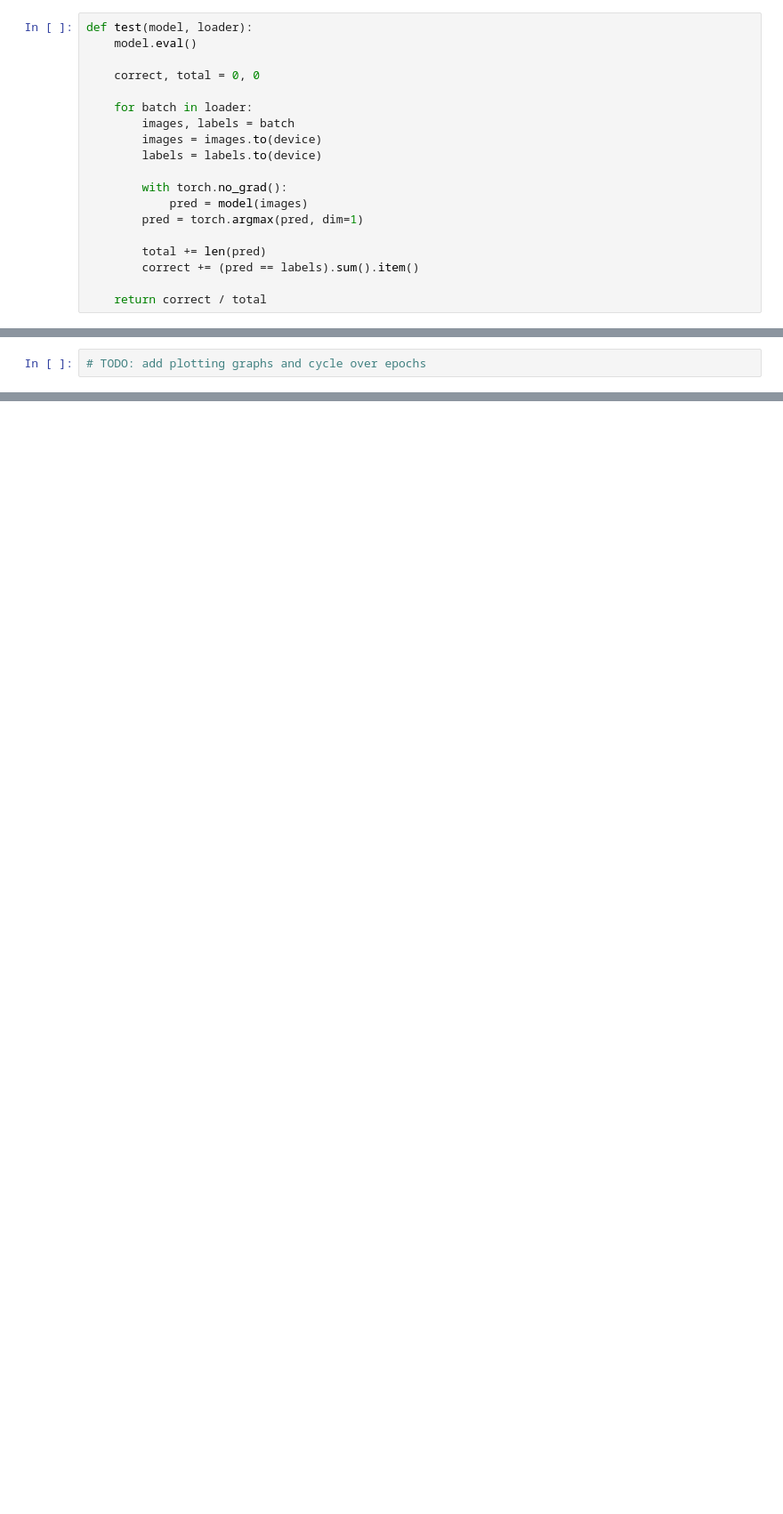
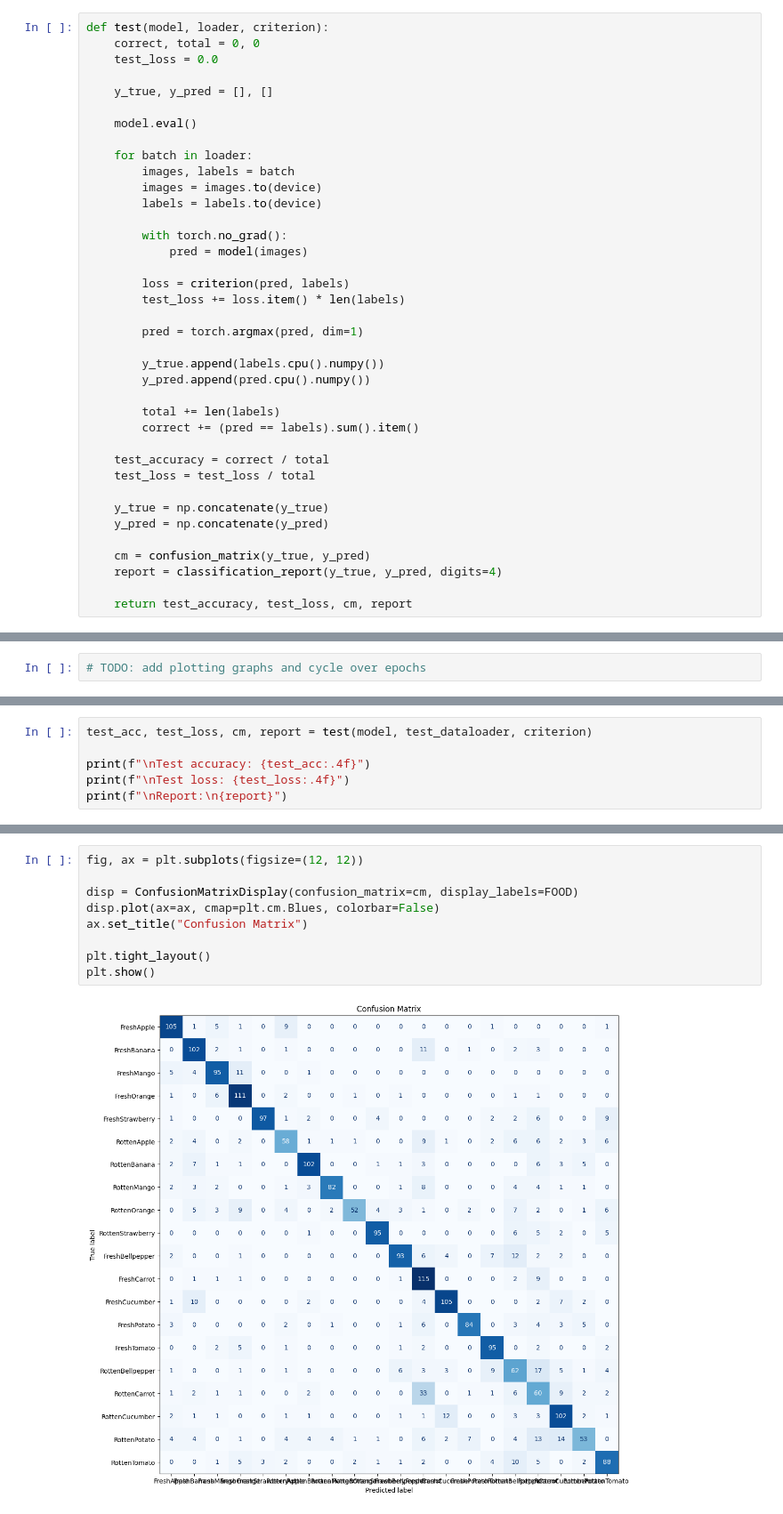
Before and after one commit to bloodlaac/sniffnet, a Jupyter notebook: src/sniffnet/core/test_epochs.ipynb, the cells around one changed output, grey strips where cells are left out. Shown at 89% size. Drawn from its saved outputs; the diff is of its cells as text; blank space fills up the shorter version.

Commit message:
feat: add metrics, plots and separate transforms

```diff
--- a/src/sniffnet/core/test_epochs.ipynb
+++ b/src/sniffnet/core/test_epochs.ipynb
@@ -345,8 +409,11 @@ def train(model, criterion, train_loader, val_loader, optimizer, epochs=10):
 # %%
-def test(model, loader):
+def test(model, loader, criterion):
+    correct, total = 0, 0
+    test_loss = 0.0
+
+    y_true, y_pred = [], []
+
     model.eval()
-
-    correct, total = 0, 0
 
     for batch in loader:
         images, labels = batch
@@ -355,9 +422,25 @@ def test(model, loader):
 
         with torch.no_grad():
             pred = model(images)
+
+        loss = criterion(pred, labels)
+        test_loss += loss.item() * len(labels)
+
         pred = torch.argmax(pred, dim=1)
 
-        total += len(pred)
+        y_true.append(labels.cpu().numpy())
+        y_pred.append(pred.cpu().numpy())
+
+        total += len(labels)
         correct += (pred == labels).sum().item()
 
-    return correct / total
+    test_accuracy = correct / total
+    test_loss = test_loss / total
+
+    y_true = np.concatenate(y_true)
+    y_pred = np.concatenate(y_pred)
+
+    cm = confusion_matrix(y_true, y_pred)
+    report = classification_report(y_true, y_pred, digits=4)
+
+    return test_accuracy, test_loss, cm, report
@@ -435,0 +654,6 @@ Val accuracy: 0.7412
+# %%
+test_acc, test_loss, cm, report = test(model, test_dataloader, criterion)
+
+print(f"\nTest accuracy: {test_acc:.4f}")
+print(f"\nTest loss: {test_loss:.4f}")
+print(f"\nReport:\n{report}")
@@ -435,0 +678,11 @@ Val accuracy: 0.7412
+# %%
+fig, ax = plt.subplots(figsize=(12, 12))
+
+disp = ConfusionMatrixDisplay(confusion_matrix=cm, display_labels=FOOD)
+disp.plot(ax=ax, cmap=plt.cm.Blues, colorbar=False)
+ax.set_title("Confusion Matrix")
+
+plt.tight_layout()
+plt.show()
+# %% [output]
+[figure, added]
```
Also changed, not shown: parts of 27 cells of this notebook, 1 other file.
